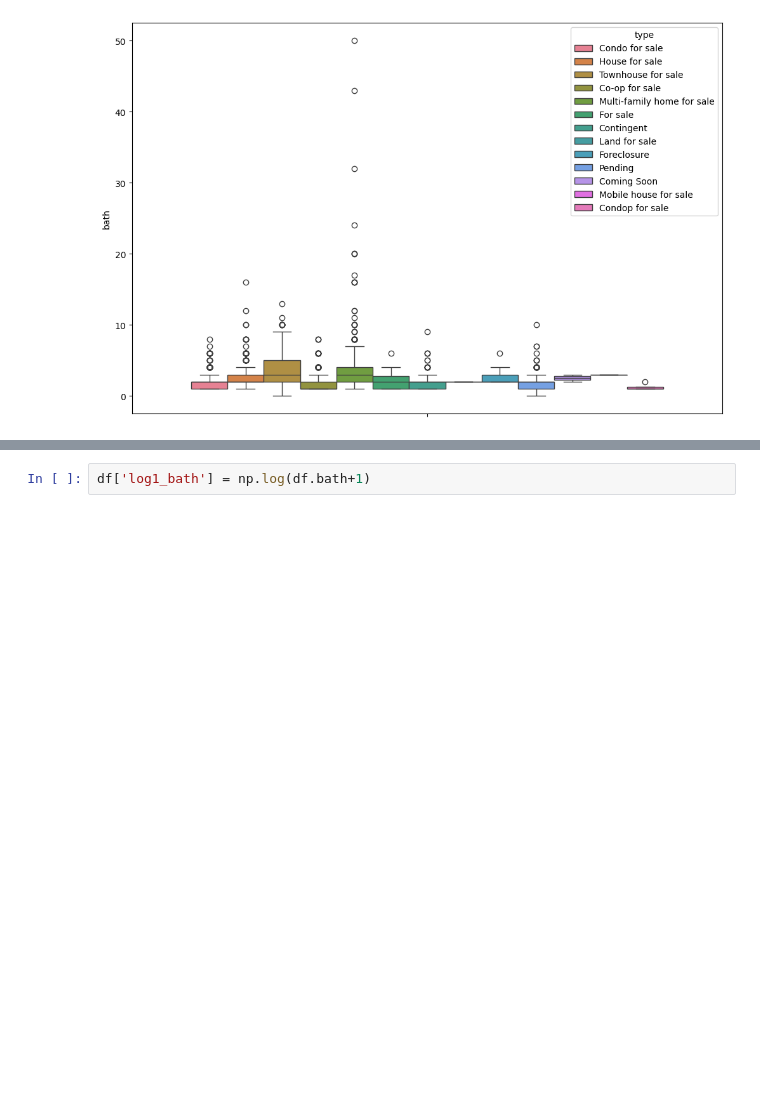
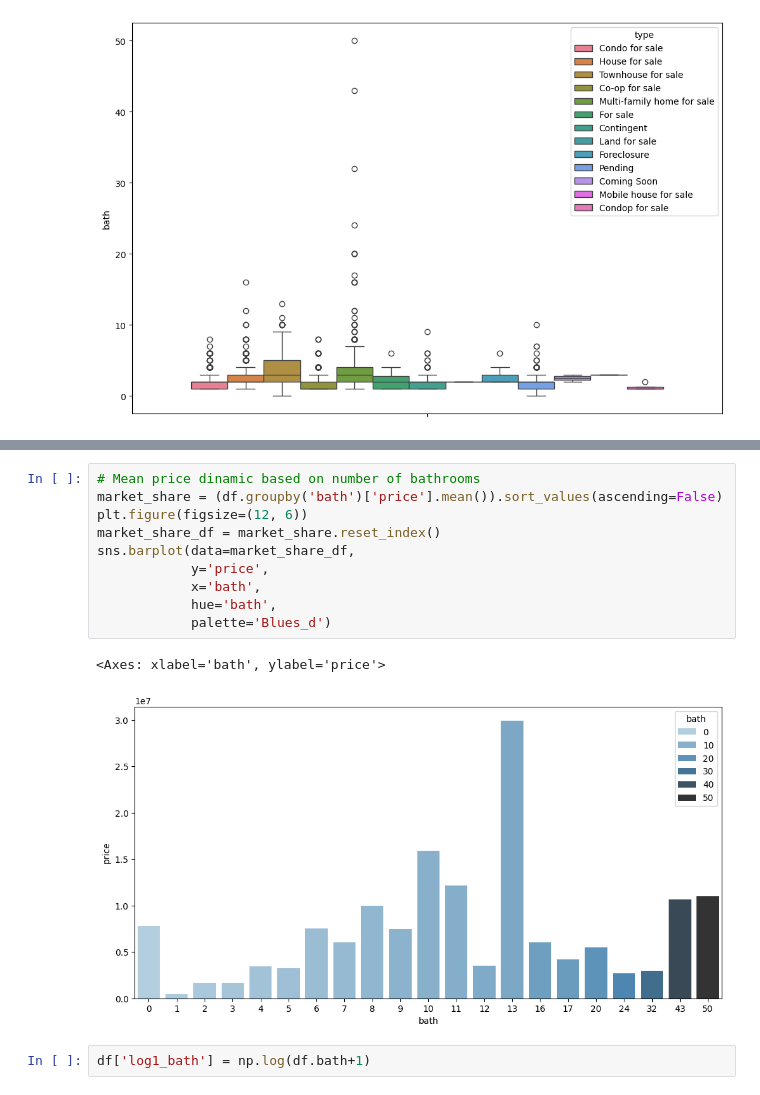
Before and after one commit to codekot/nyc-housing-project, a Jupyter notebook: notebooks/nyc_2024.ipynb, the cells around one changed output, grey strips where cells are left out. Saved outputs shown, nothing was run; the diff lists cells and outputs as text; blank space fills up the shorter version.

Commit message:
Finish with bathrooms

```diff
--- a/notebooks/nyc_2024.ipynb
+++ b/notebooks/nyc_2024.ipynb
@@ -758,3 +775,16 @@ sns.boxplot(df,y='bath', hue='type')
+# %%
+# Mean price dinamic based on number of bathrooms
+market_share = (df.groupby('bath')['price'].mean()).sort_values(ascending=False)
+plt.figure(figsize=(12, 6))
+market_share_df = market_share.reset_index()
+sns.barplot(data=market_share_df,
+            y='price',
+            x='bath',
+            hue='bath',
+            palette='Blues_d')
+# %% [output]
+<Axes: xlabel='bath', ylabel='price'>
+[figure, added]
 # %%
 df['log1_bath'] = np.log(df.bath+1)
 # %%
```
Also changed, not shown: parts of 4 cells of this notebook.
